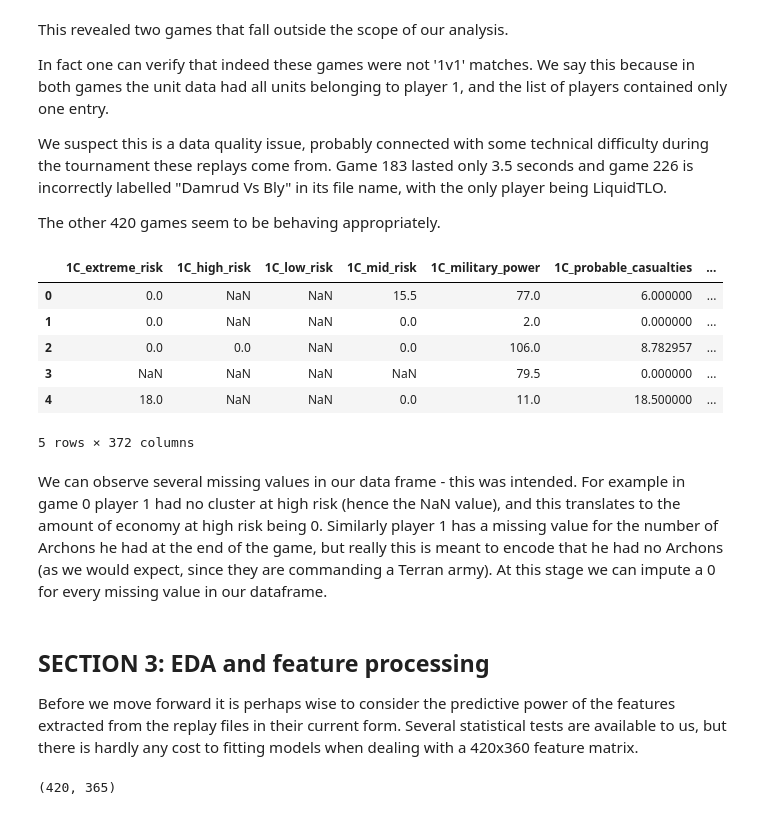
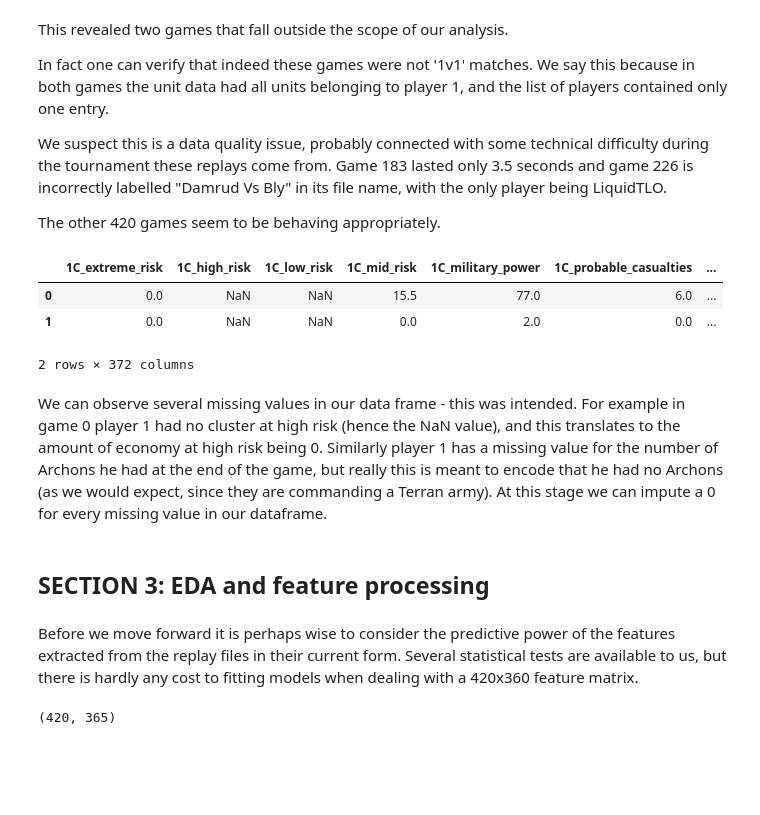
Before and after one commit to Rony-A/sc2-replay-analysis, a Jupyter notebook: mycchaka/capstone/Capstone - part 4 - Master Notebook.ipynb, the cells around one changed output. Saved outputs shown, nothing was run; the diff lists cells and outputs as text; code cells hidden in the pictures; blank space fills up the shorter version.

```diff
--- a/mycchaka/capstone/Capstone - part 4 - Master Notebook.ipynb
+++ b/mycchaka/capstone/Capstone - part 4 - Master Notebook.ipynb
@@ -378,11 +381,12 @@ Some upgrades are tiered, with higher tier ones only obtainable where a lower ti
 For these upgrades, a better representation would be the upgrade name followed by the tier unlocked.
 # %%
 def get_upgrades_end_part_2(upgrades):
-    if upgrades is None:
-        return None
-    else:
+    variable = None
+    if not upgrades is None:
         upgrades = [name[:-1] if name[-1].isdigit() else name for name in upgrades.index]
-        return pd.Series(upgrades).value_counts()
+        variable = pd.Series(upgrades).value_counts()
+
+    return variable
 
 def get_upgrades_end(dict_of_dataframes):
     """returns a series with the upgrades unlocked (and their tier)
@@ -882,17 +884,16 @@ end_states = [get_final_game_state(game) for game in iem_games]
 # %%
 tabular_data = pd.DataFrame([end_state for end_state in end_states if not end_state is None])
 # %%
-tabular_data.head()
+tabular_data.head(2)
 # %% [output]
 |  | 1C_extreme_risk | 1C_high_risk | 1C_low_risk | 1C_mid_risk | 1C_military_power | 1C_probable_casualties | ... |
-| 0 | 0.0 | NaN | NaN | 15.5 | 77.0 | 6.000000 | ... |
-| 1 | 0.0 | NaN | NaN | 0.0 | 2.0 | 0.000000 | ... |
-| 2 | 0.0 | 0.0 | NaN | 0.0 | 106.0 | 8.782957 | ... |
-| 3 | NaN | NaN | NaN | NaN | 79.5 | 0.000000 | ... |
-| 4 | 18.0 | NaN | NaN | 0.0 | 11.0 | 18.500000 | ... |
+| 0 | 0.0 | NaN | NaN | 15.5 | 77.0 | 6.0 | ... |
+| 1 | 0.0 | NaN | NaN | 0.0 | 2.0 | 0.0 | ... |
-5 rows × 372 columns
+2 rows × 372 columns
 # %% [markdown]
 We can observe several missing values in our data frame - this was intended. For example in game 0 player 1 had no cluster at high risk (hence the NaN value), and this translates to the amount of economy at high risk being 0. Similarly player 1 has a missing value for the number of Archons he had at the end of the game, but really this is meant to encode that he had no Archons (as we would expect, since they are commanding a Terran army). At this stage we can impute a 0 for every missing value in our dataframe.
 # %%
 tabular_data = tabular_data.fillna(0)
 # We save our feature matrix: tabular_data.to_csv('./Resources/tabular_data_of_iem_games.csv')
+# %% [markdown]
+## SECTION 3: EDA and feature processing
@@ -899,6 +906,4 @@ tabular_data = tabular_data.fillna(0)
 # %% [markdown]
-## SECTION 3: EDA and feature processing
-
 Before we move forward it is perhaps wise to consider the predictive power of the features extracted from the replay files in their current form. Several statistical tests are available to us, but there is hardly any cost to fitting models when dealing with a 420x360 feature matrix.
 # %%
 tabular_data = pd.read_csv('./Resources/tabular_data_of_iem_games.csv')
```
Also changed, not shown: parts of 40 cells of this notebook.
